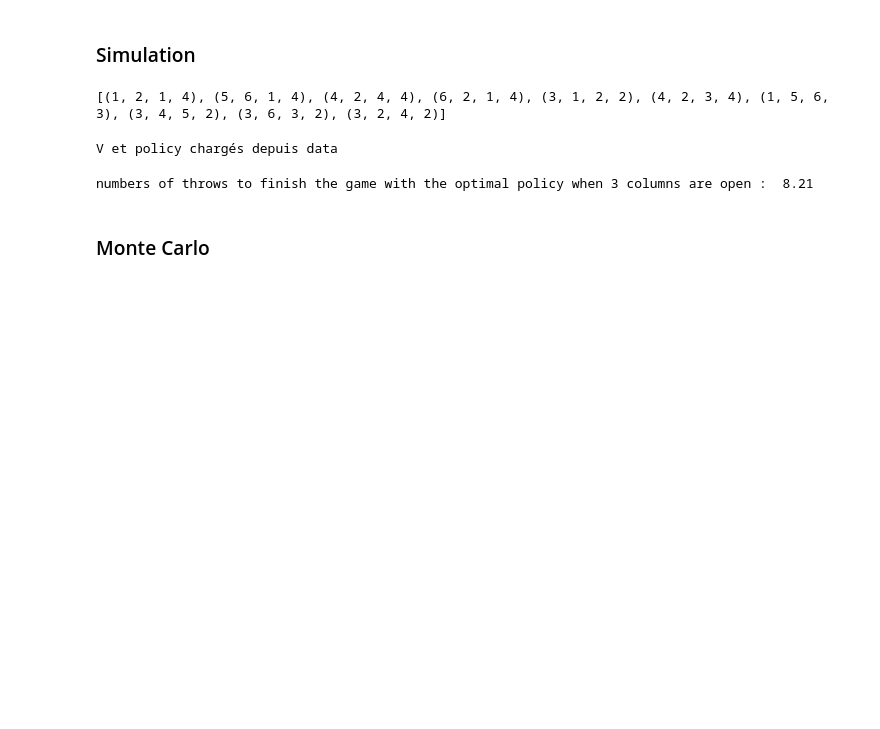
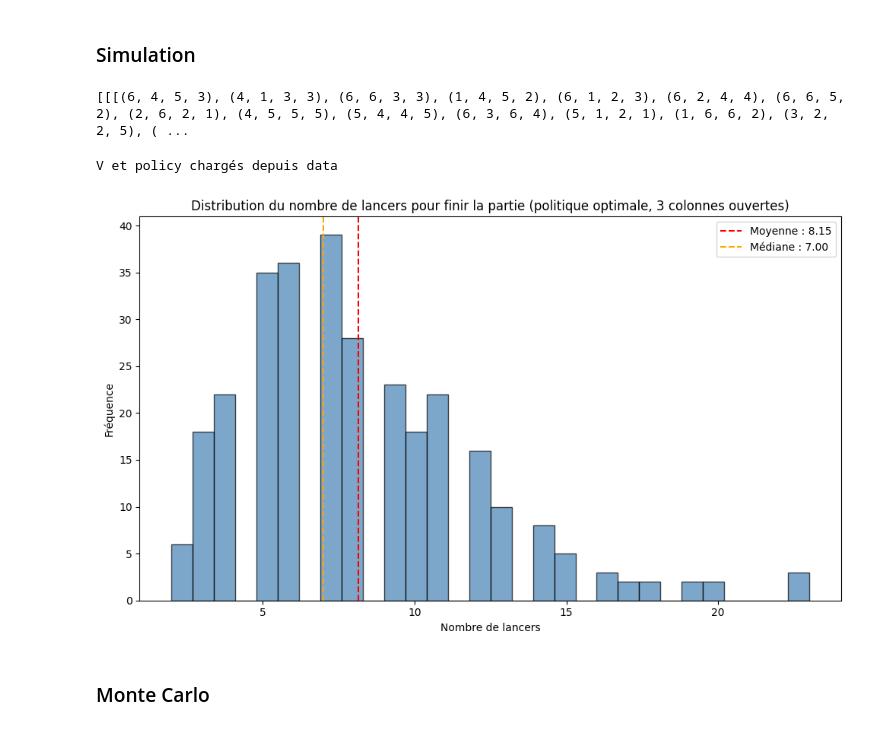
Before and after one commit to CamilleBernardB/Can-t-Stop-projet-IMI, a Jupyter notebook: 3 columns with numba.ipynb, the cells around one changed output. Cells and saved outputs as stored; diff of their text form; code cells hidden in the pictures; blank space fills up the shorter version.

Commit message:
première visualisation et ajout de la distribution des nombres de tours

```diff
--- a/3 columns with numba.ipynb
+++ b/3 columns with numba.ipynb
@@ -272,18 +271,25 @@ def load_arrays(folder="data"):
 # %% [markdown]
 ### Simulation
 # %%
-def simulation_lancers(N=100):
+@njit
+def simulation_lancers(n_simu=100, n_manche=50, n_tour=500):
     """Simule N lancers de 4 dés et retourne une liste de tuples (d1,d2,d3,d4)"""
     lancers = []
-    for _ in range(N):
-        d1, d2, d3, d4 = np.random.randint(1, 7, size=4)
-        lancers.append((int(d1), int(d2), int(d3), int(d4)))
+    for _ in range(n_simu):
+        lancer_simu = []
+        for _ in range(n_manche):
+            lancer_tour = []
+            for _ in range(n_tour):
+                d1, d2, d3, d4 = np.random.randint(1, 7, size=4)
+                lancer_tour.append(((int(d1), int(d2), int(d3), int(d4))))
+            lancer_simu.append(lancer_tour)
+        lancers.append(lancer_simu)
     return lancers
 print(simulation_lancers(10))
 # %% [output]
-[(1, 2, 1, 4), (5, 6, 1, 4), (4, 2, 4, 4), (6, 2, 1, 4), (3, 1, 2, 2), (4, 2, 3, 4), (1, 5, 6, 3), (3, 4, 5, 2), (3, 6, 3, 2), (3, 2, 4, 2)]
+[[[(6, 4, 5, 3), (4, 1, 3, 3), (6, 6, 3, 3), (1, 4, 5, 2), (6, 1, 2, 3), (6, 2, 4, 4), (6, 6, 5, 2), (2, 6, 2, 1), (4, 5, 5, 5), (5, 4, 4, 5), (6, 3, 6, 4), (5, 1, 2, 1), (1, 6, 6, 2), (3, 2, 2, 5), ( ...
 # %%
-def simulation_player_v1(lancers: list[tuple[int, int, int, int]], Ns:dict[int, int], actions:np.ndarray, pair_array: np.ndarray, verbose=False):
+def simulation_player_v1(lancers: list[list[tuple[int, int, int, int]]], Ns:dict[int, int], actions:np.ndarray, pair_array: np.ndarray, verbose=False):
     '''
     Simulate a game by following the optimal policy
     lancers : a list that contains 10000 dices
@@ -292,12 +298,14 @@ def simulation_player_v1(lancers: list[tuple[int, int, int, int]], Ns:dict[int,
     pair_array : the precomputed pairings for each possible roll'''
     x, y, z = 0, 0, 0
     n_throw = 0
-    i=-1
+    i = -1
+    j = 0
     x_stop, y_stop, z_stop = 0,0,0
     _,policy = compute_V(Ns[6], Ns[7], Ns[8], actions, prob_array)
     while x < Ns[6] or y < Ns[7] or z < Ns[8]: # stop if we finish the game
         i +=1
-        d1, d2, d3, d4 = lancers[i]
+        #print(n_throw, j,i)
+        d1, d2, d3, d4 = lancers[j][i]
         pairings = (
             tuple(sorted([d1 + d2, d3 + d4])),
             tuple(sorted([d1 + d3, d2 + d4])),
@@ -323,6 +331,8 @@ def simulation_player_v1(lancers: list[tuple[int, int, int, int]], Ns:dict[int,
                 print("No possible action, player loses")
             x, y, z = x_stop, y_stop, z_stop # we lose all we gained since the last stop
             n_throw += 1
+            j += 1
+            i = -1
             #return 0,0,0
         else:
             lines_moved_on = policy[x-x_stop, y-y_stop, z-z_stop, r]
@@ -340,9 +350,10 @@ def simulation_player_v1(lancers: list[tuple[int, int, int, int]], Ns:dict[int,
                 if verbose:
                     print("Player decides to stop at:", (int(x), int(y), int(z)))
                 x_stop, y_stop, z_stop = int(x), int(y), int(z)
-                _,policy = compute_V(Ns[6], Ns[7], Ns[8], actions, prob_array, x_stop, y_stop, z_stop)
+                _,policy = compute_V(Ns[6], Ns[7], Ns[8], actions, prob_array, x_begin=x_stop, y_begin=y_stop, z_begin=z_stop)
                 n_throw += 1
-                #return int(x), int(y), int(z)
+                j += 1
+                i = -1
             if (x == Ns[6] or y== Ns[7] or z == Ns[8]) and (x != x_stop or y != y_stop or z != z_stop):
                 if x == Ns[6] and x != x_stop:
                     x_stop = x
@@ -350,7 +361,7 @@ def simulation_player_v1(lancers: list[tuple[int, int, int, int]], Ns:dict[int,
                     y_stop = y
                 if z == Ns[8] and z != z_stop:
                     z_stop = z
-                _,policy = compute_V(Ns[6], Ns[7], Ns[8], actions, prob_array, x_stop, y_stop, z_stop)
+                _,policy = compute_V(Ns[6], Ns[7], Ns[8], actions, prob_array, x_begin=x_stop, y_begin=y_stop, z_begin=z_stop)
 
 
     return n_throw
@@ -363,17 +374,33 @@ if V is None or policy is None:
     save_arrays(V, policy)
 # %% [output]
 V et policy chargés depuis data
+# %%
+n_simu = 300
+lancers = simulation_lancers(n_simu = n_simu, n_manche=1000, n_tour=100)
 # %%
-n_moy = 0
-n_simu = 100
-for _ in range(n_simu):
-    lancer = simulation_lancers(10000)
-    n = simulation_player_v1(lancer, Ns, actions, pair_array, False)
+n = []
+Ns = {6: 11, 7: 13, 8: 11}
+for k in range(n_simu):
+    n_ = simulation_player_v1(lancers[k], Ns, actions, pair_array, False)
     #print(n)
-    n_moy += n
-print("numbers of throws to finish the game with the optimal policy when 3 columns are open : ", n_moy/n_simu)
+    n.append(n_)
+
+import matplotlib.pyplot as plt
+
+plt.figure(figsize=(10, 6))
+plt.hist(n, bins=30, edgecolor='black', color='steelblue', alpha=0.7)
+
+plt.axvline(np.mean(n), color='red', linestyle='--', linewidth=1.5, label=f'Moyenne : {np.mean(n):.2f}')
+plt.axvline(np.median(n), color='orange', linestyle='--', linewidth=1.5, label=f'Médiane : {np.median(n):.2f}')
+
+plt.xlabel("Nombre de lancers")
+plt.ylabel("Fréquence")
+plt.title("Distribution du nombre de lancers pour finir la partie (politique optimale, 3 colonnes ouvertes)")
+plt.legend()
+plt.tight_layout()
+plt.show()
 # %% [output]
-numbers of throws to finish the game with the optimal policy when 3 columns are open :  8.21
+[figure, added]
 # %% [markdown]
 ### Monte Carlo
 # %%
```
Also changed, not shown: parts of 7 cells of this notebook.
